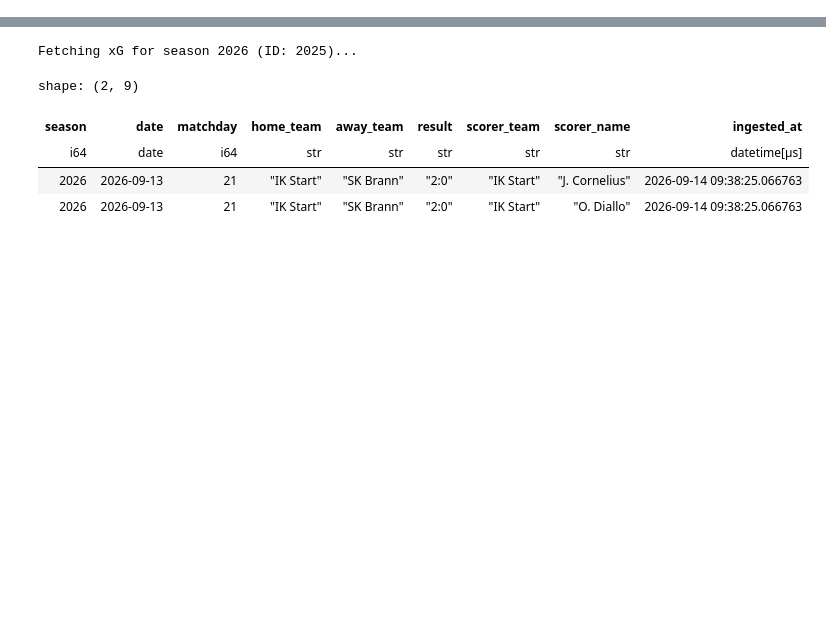
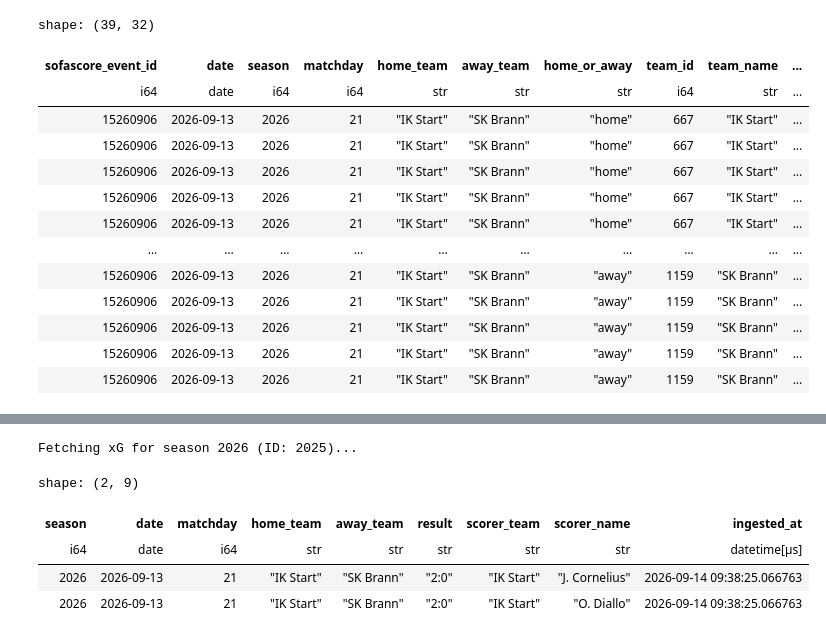
Before and after one commit to PolarsDude/brann_ticket_sales_forecasting, a Jupyter notebook: notebook.ipynb, the cells around one changed output, grey strips where cells are left out. Saved outputs shown, nothing was run; the diff lists cells and outputs as text; code cells hidden in the pictures; blank space fills up the shorter version.

Commit message:
scrape general statistics per player

```diff
--- a/notebook.ipynb
+++ b/notebook.ipynb
@@ -8,3 +8,23 @@ import json
 import duckdb
 from pathlib import Path
 from src.utils import scrape_ticket_sections, get_available_events, scrape_match_results, scrape_eliteserien_results,create_table_after_round
+# %%
+from src.utils import scrape_sofascore_general_player_statistics
+
+general_stats = scrape_sofascore_general_player_statistics(15260906)
+pl.DataFrame(general_stats)
+# %% [output]
+shape: (39, 32)
+| sofascore_event_id | date | season | matchday | home_team | away_team | home_or_away | team_id | team_name | ... |
+| i64 | date | i64 | i64 | str | str | str | i64 | str | ... |
+| 15260906 | 2026-09-13 | 2026 | 21 | "IK Start" | "SK Brann" | "home" | 667 | "IK Start" | ... |
+| 15260906 | 2026-09-13 | 2026 | 21 | "IK Start" | "SK Brann" | "home" | 667 | "IK Start" | ... |
+| 15260906 | 2026-09-13 | 2026 | 21 | "IK Start" | "SK Brann" | "home" | 667 | "IK Start" | ... |
+| 15260906 | 2026-09-13 | 2026 | 21 | "IK Start" | "SK Brann" | "home" | 667 | "IK Start" | ... |
+| 15260906 | 2026-09-13 | 2026 | 21 | "IK Start" | "SK Brann" | "home" | 667 | "IK Start" | ... |
+| … | … | … | … | … | … | … | … | … | ... |
+| 15260906 | 2026-09-13 | 2026 | 21 | "IK Start" | "SK Brann" | "away" | 1159 | "SK Brann" | ... |
+| 15260906 | 2026-09-13 | 2026 | 21 | "IK Start" | "SK Brann" | "away" | 1159 | "SK Brann" | ... |
+| 15260906 | 2026-09-13 | 2026 | 21 | "IK Start" | "SK Brann" | "away" | 1159 | "SK Brann" | ... |
+| 15260906 | 2026-09-13 | 2026 | 21 | "IK Start" | "SK Brann" | "away" | 1159 | "SK Brann" | ... |
+| 15260906 | 2026-09-13 | 2026 | 21 | "IK Start" | "SK Brann" | "away" | 1159 | "SK Brann" | ... |
```
Also changed, not shown: parts of 2 cells of this notebook, 1 other file.
